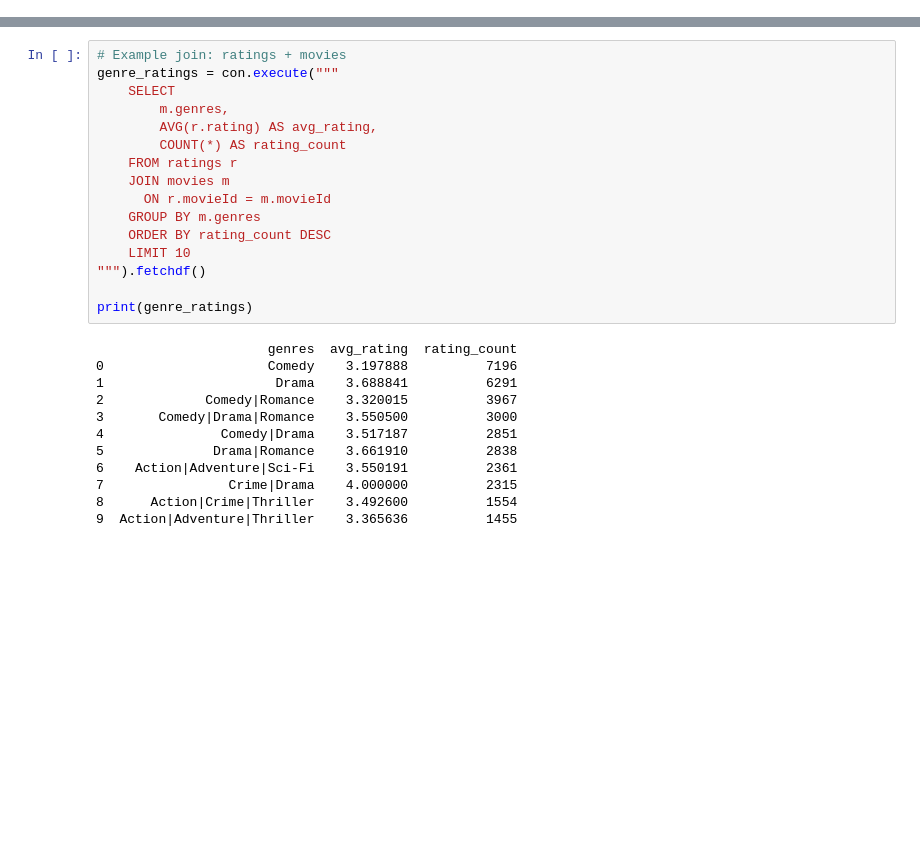
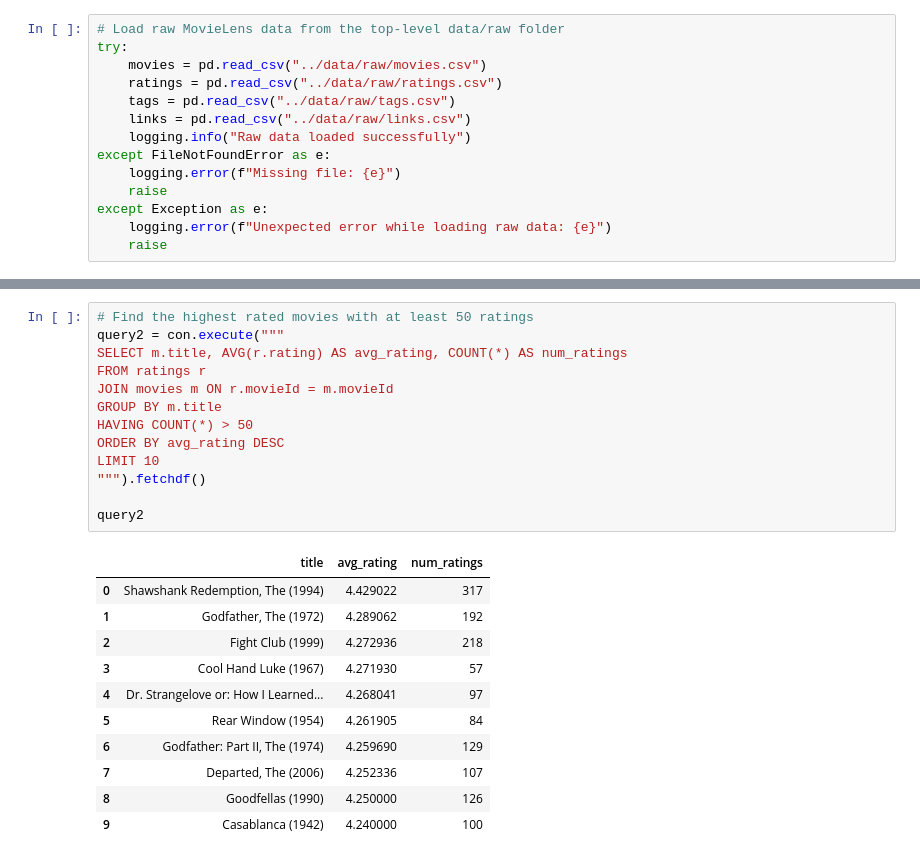
Before and after one commit to edenmulugeta1/DS-4320-Project1, a Jupyter notebook: pipeline/project1_pipeline.ipynb, the cells around one changed output, grey strips where cells are left out. Drawn from its saved outputs; the diff is of its cells as text; blank space fills up the shorter version.

```diff
--- a/pipeline/project1_pipeline.ipynb
+++ b/pipeline/project1_pipeline.ipynb
@@ -35,0 +32,14 @@ print(movies.shape, ratings.shape, tags.shape, links.shape)
+# %%
+# Load raw MovieLens data from the top-level data/raw folder
+try:
+    movies = pd.read_csv("../data/raw/movies.csv")
+    ratings = pd.read_csv("../data/raw/ratings.csv")
+    tags = pd.read_csv("../data/raw/tags.csv")
+    links = pd.read_csv("../data/raw/links.csv")
+    logging.info("Raw data loaded successfully")
+except FileNotFoundError as e:
+    logging.error(f"Missing file: {e}")
+    raise
+except Exception as e:
+    logging.error(f"Unexpected error while loading raw data: {e}")
+    raise
@@ -51,28 +261,25 @@ con.execute("CREATE OR REPLACE TABLE links AS SELECT * FROM links_df")
 # %%
-# Example join: ratings + movies
-genre_ratings = con.execute("""
-    SELECT
-        m.genres,
-        AVG(r.rating) AS avg_rating,
-        COUNT(*) AS rating_count
-    FROM ratings r
-    JOIN movies m
-      ON r.movieId = m.movieId
-    GROUP BY m.genres
-    ORDER BY rating_count DESC
-    LIMIT 10
+# Find the highest rated movies with at least 50 ratings
+query2 = con.execute("""
+SELECT m.title, AVG(r.rating) AS avg_rating, COUNT(*) AS num_ratings
+FROM ratings r
+JOIN movies m ON r.movieId = m.movieId
+GROUP BY m.title
+HAVING COUNT(*) > 50
+ORDER BY avg_rating DESC
+LIMIT 10
 """).fetchdf()
 
-print(genre_ratings)
+query2
 # %% [output]
-                      genres  avg_rating  rating_count
-0                     Comedy    3.197888          7196
-1                      Drama    3.688841          6291
-2             Comedy|Romance    3.320015          3967
-3       Comedy|Drama|Romance    3.550500          3000
-4               Comedy|Drama    3.517187          2851
-5              Drama|Romance    3.661910          2838
-6    Action|Adventure|Sci-Fi    3.550191          2361
-7                Crime|Drama    4.000000          2315
-8      Action|Crime|Thriller    3.492600          1554
-9  Action|Adventure|Thriller    3.365636          1455
+|  | title | avg_rating | num_ratings |
+| 0 | Shawshank Redemption, The (1994) | 4.429022 | 317 |
+| 1 | Godfather, The (1972) | 4.289062 | 192 |
+| 2 | Fight Club (1999) | 4.272936 | 218 |
+| 3 | Cool Hand Luke (1967) | 4.271930 | 57 |
+| 4 | Dr. Strangelove or: How I Learned... | 4.268041 | 97 |
+| 5 | Rear Window (1954) | 4.261905 | 84 |
+| 6 | Godfather: Part II, The (1974) | 4.259690 | 129 |
+| 7 | Departed, The (2006) | 4.252336 | 107 |
+| 8 | Goodfellas (1990) | 4.250000 | 126 |
+| 9 | Casablanca (1942) | 4.240000 | 100 |
```
Also changed, not shown: parts of 33 cells of this notebook, 18 other files.
